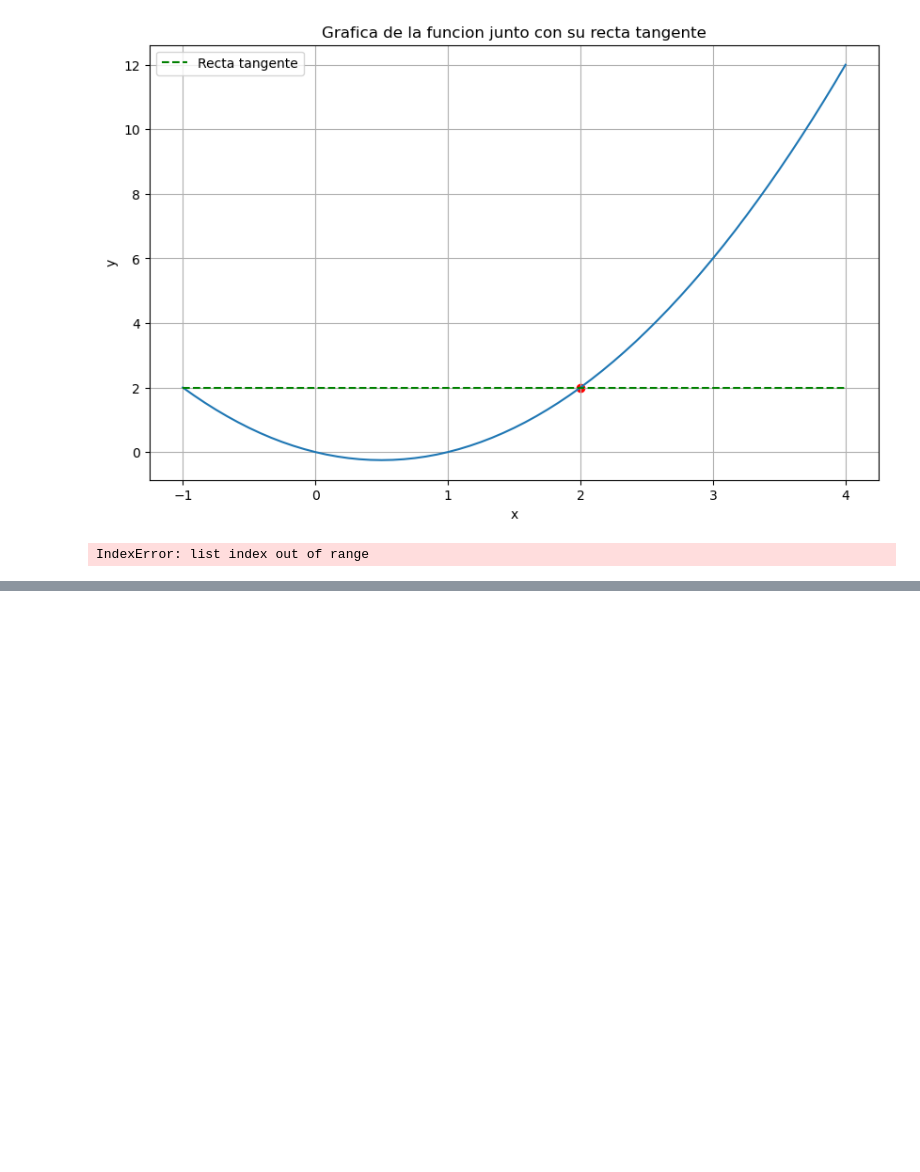
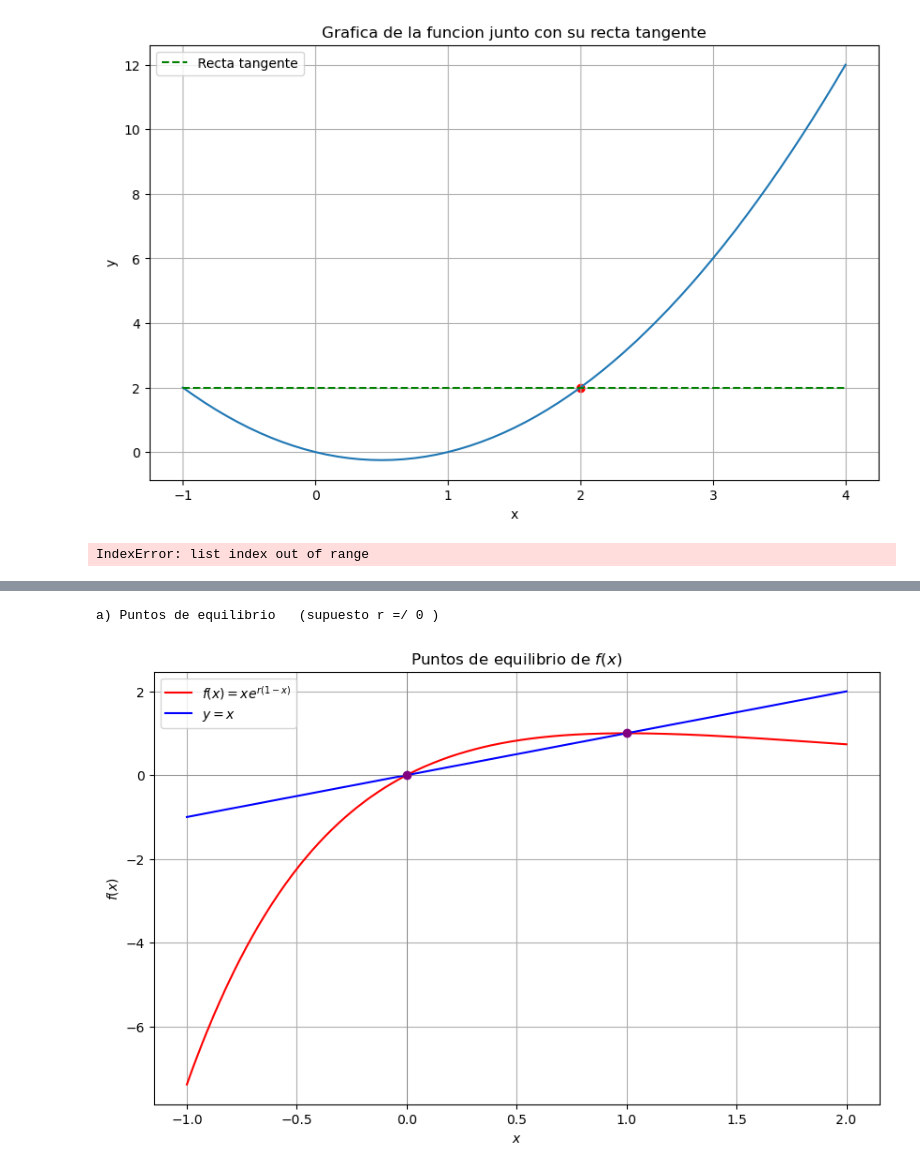
Before and after one commit to roberlks/ModelosMatematicos, a Jupyter notebook: Relacion2.ipynb, the cells around one changed output, grey strips where cells are left out. Cells and saved outputs as stored; diff of their text form; code cells hidden in the pictures; blank space fills up the shorter version.

```diff
--- a/Relacion2.ipynb
+++ b/Relacion2.ipynb
@@ -408,0 +508,33 @@ IndexError: list index out of range
+# %%
+print("a) Puntos de equilibrio   (supuesto r =/ 0 )")
+# Definir la función f(x)
+def f(x, r):
+    return x * np.exp(r * (1 - x))
+
+# Valores de r
+r = 1
+
+# Rango de valores para x
+x = np.linspace(-1, 2, 400)
+y = f(x, r)
+
+# Crear la gráfica
+plt.figure(figsize=(10, 6))
+plt.plot(x, y, label='$f(x) = x e^{r(1-x)}$', color='red')
+plt.plot(x, x, label='$y = x$', color='blue')
+plt.axhline(0, color='gray', lw=0.5)
+plt.axvline(0, color='gray', lw=0.5)
+
+# Puntos de equilibrio
+equilibrium_points = [0, 1] if r != 0 else x
+plt.scatter(equilibrium_points, f(np.array(equilibrium_points), r), color='purple', zorder=5)
+
+plt.title('Puntos de equilibrio de $f(x)$')
+plt.xlabel('$x$')
+plt.ylabel('$f(x)$')
+plt.legend()
+plt.grid(True)
+plt.show()
+# %% [output]
+a) Puntos de equilibrio   (supuesto r =/ 0 )
+[figure, added]
```
Also changed, not shown: parts of 14 cells of this notebook.
